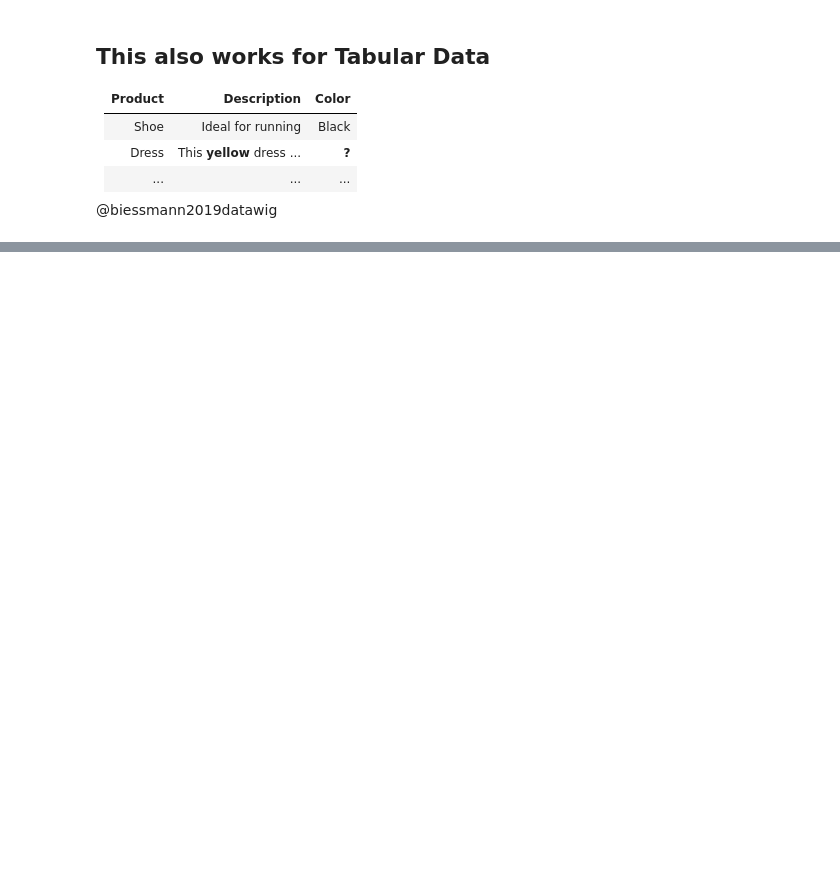
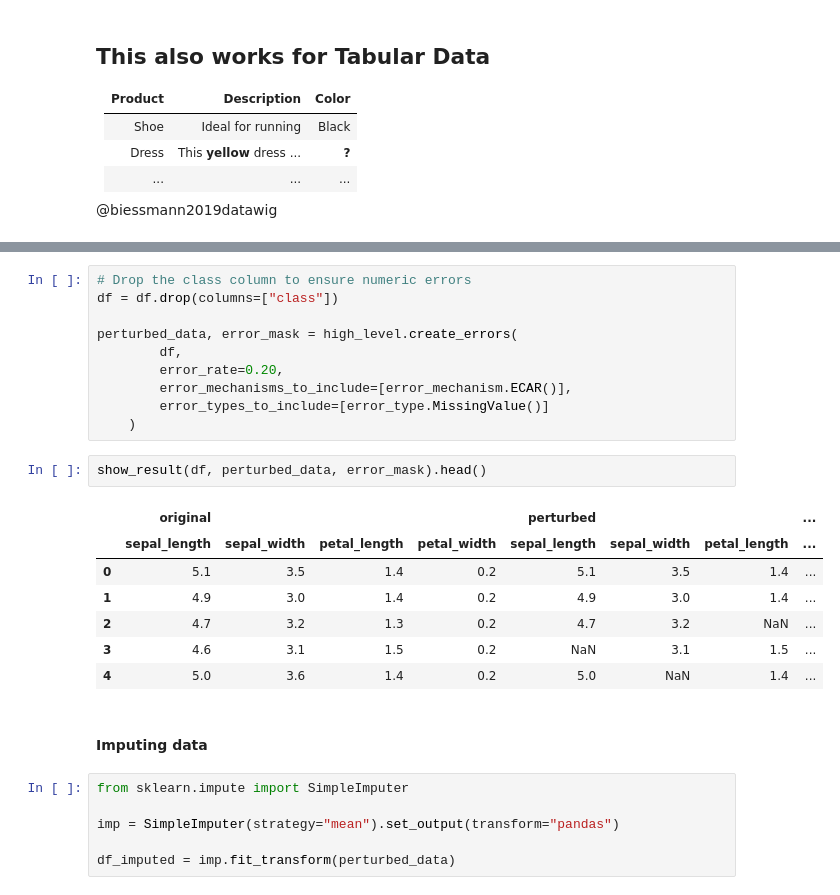
Before and after one commit to calgo-lab/data-science-workflow, a Jupyter notebook: DSW-sessions/session3_data_quality.ipynb, the cells around one changed output, grey strips where cells are left out. Cells and saved outputs as stored; diff of their text form; blank space fills up the shorter version.

```diff
--- a/DSW-sessions/session3_data_quality.ipynb
+++ b/DSW-sessions/session3_data_quality.ipynb
@@ -619,0 +868,28 @@ plt.xlabel("x");
+# %%
+# Drop the class column to ensure numeric errors
+df = df.drop(columns=["class"])
+
+perturbed_data, error_mask = high_level.create_errors(
+        df,
+        error_rate=0.20,
+        error_mechanisms_to_include=[error_mechanism.ECAR()],
+        error_types_to_include=[error_type.MissingValue()]
+    )
+# %%
+show_result(df, perturbed_data, error_mask).head()
+# %% [output]
+|  | original |  |  |  | perturbed |  |  | ... |
+|  | sepal_length | sepal_width | petal_length | petal_width | sepal_length | sepal_width | petal_length | ... |
+| 0 | 5.1 | 3.5 | 1.4 | 0.2 | 5.1 | 3.5 | 1.4 | ... |
+| 1 | 4.9 | 3.0 | 1.4 | 0.2 | 4.9 | 3.0 | 1.4 | ... |
+| 2 | 4.7 | 3.2 | 1.3 | 0.2 | 4.7 | 3.2 | NaN | ... |
+| 3 | 4.6 | 3.1 | 1.5 | 0.2 | NaN | 3.1 | 1.5 | ... |
+| 4 | 5.0 | 3.6 | 1.4 | 0.2 | 5.0 | NaN | 1.4 | ... |
+# %% [markdown]
+#### Imputing data
+# %%
+from sklearn.impute import SimpleImputer
+
+imp = SimpleImputer(strategy="mean").set_output(transform="pandas")
+
+df_imputed = imp.fit_transform(perturbed_data)
```
Also changed, not shown: parts of 54 cells of this notebook, 3 other files.
